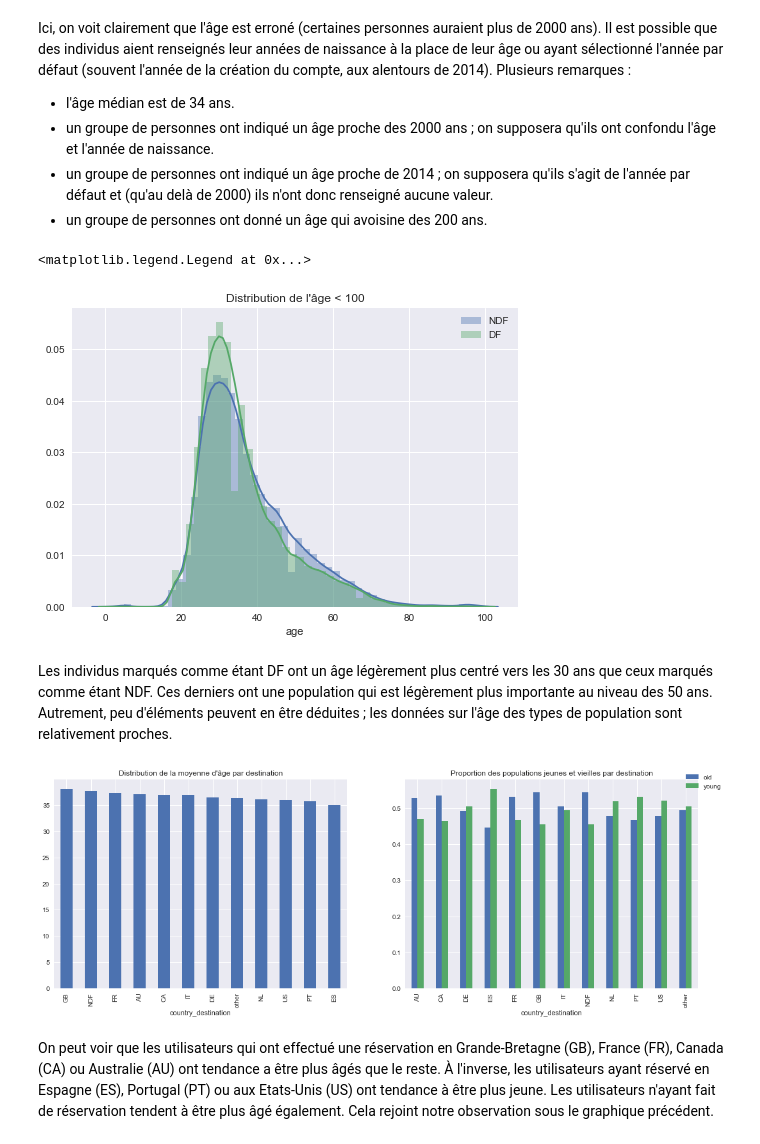
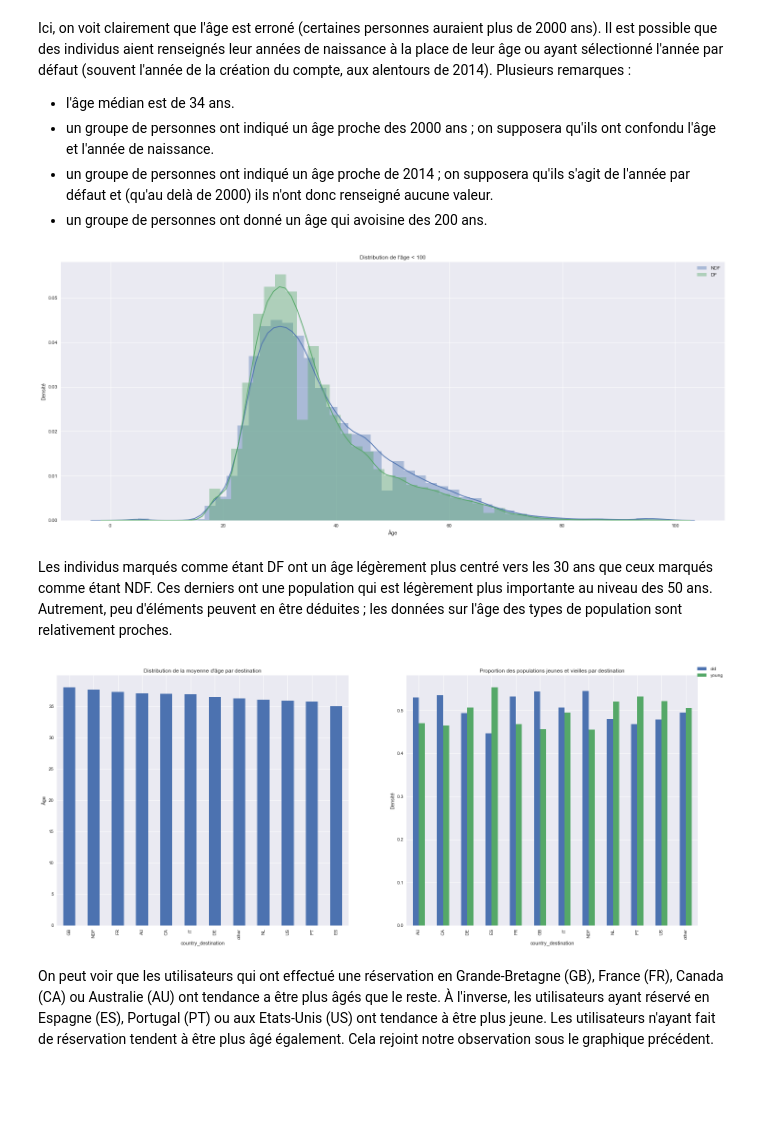
Before and after one commit to vesran/BookerGuess, a Jupyter notebook: _2_analyse_des_utilisateurs.ipynb, the cells around one changed output. Cells and saved outputs as stored; diff of their text form; code cells hidden in the pictures; blank space fills up the shorter version.

```diff
--- a/_2_analyse_des_utilisateurs.ipynb
+++ b/_2_analyse_des_utilisateurs.ipynb
@@ -103,29 +105,33 @@ Plusieurs remarques :
 * un groupe de personnes ont indiqué un âge proche de 2014 ; on supposera qu'ils s'agit de l'année par défaut et (qu'au delà de 2000) ils n'ont donc renseigné aucune valeur.
 * un groupe de personnes ont donné un âge qui avoisine des 200 ans.
 # %%
+plt.figure(figsize=(25, 10))
 sns.distplot(users[(users['destination_found'] == 'NDF') & (users['age'] < 100)]['age'], label='NDF')
 sns.distplot(users[(users['destination_found'] == 'DF') & (users['age'] < 100)]['age'], label='DF')
 plt.title("Distribution de l'âge < 100")
-plt.legend()
+plt.ylabel('Densité')
+plt.xlabel('Âge')
+_ = plt.legend()
 # %% [output]
-<matplotlib.legend.Legend at 0x...>
-[figure, old version]
+[figure, new version]
 # %% [markdown]
 Les individus marqués comme étant DF ont un âge légèrement plus centré vers les 30 ans que ceux marqués comme étant NDF. Ces derniers ont une population qui est légèrement plus importante au niveau des 50 ans. Autrement, peu d'éléments peuvent en être déduites ; les données sur l'âge des types de population sont relativement proches.
 # %%
-fig, (ax1, ax2) = plt.subplots(1, 2, figsize=(18, 6))
+fig, (ax1, ax2) = plt.subplots(1, 2, figsize=(25, 10))
 destination_ages = users[users['age'] < 100].groupby('country_destination').agg({'age': np.mean})['age'].sort_values(ascending=False)
 destination_ages.plot(kind='bar', ax=ax1)
+ax1.set_ylabel('Âge')
 ax1.set_title("Distribution de la moyenne d'âge par destination")
 
 users['age_category'] = users.apply(lambda r: 'young' if r['age'] < 34 else 'old', axis=1)
 var = pd.crosstab(users[users['age'] < 100]['country_destination'], users[users['age'] < 100]['age_category'])
 var.div(var.sum(1).astype(float), axis=0).plot(kind="bar", stacked=False, ax=ax2)
+ax2.set_ylabel("Densité")
 ax2.set_title("Proportion des populations jeunes et vieilles par destination")
 plt.legend(bbox_to_anchor=(1.1, 1.05))
 users = users.drop('age_category', axis=1)
 # %% [output]
-[figure, old version]
+[figure, new version]
 # %% [markdown]
 On peut voir que les utilisateurs qui ont effectué une réservation en Grande-Bretagne (GB), France (FR), Canada (CA) ou Australie (AU) ont tendance a être plus âgés que le reste. À l'inverse, les utilisateurs ayant réservé en Espagne (ES), Portugal (PT) ou aux Etats-Unis (US) ont tendance à être plus jeune. Les utilisateurs n'ayant fait de réservation tendent à être plus âgé également. Cela rejoint notre observation sous le graphique précédent.
 # %%
```
Also changed, not shown: parts of 51 cells of this notebook, 1 other file.
